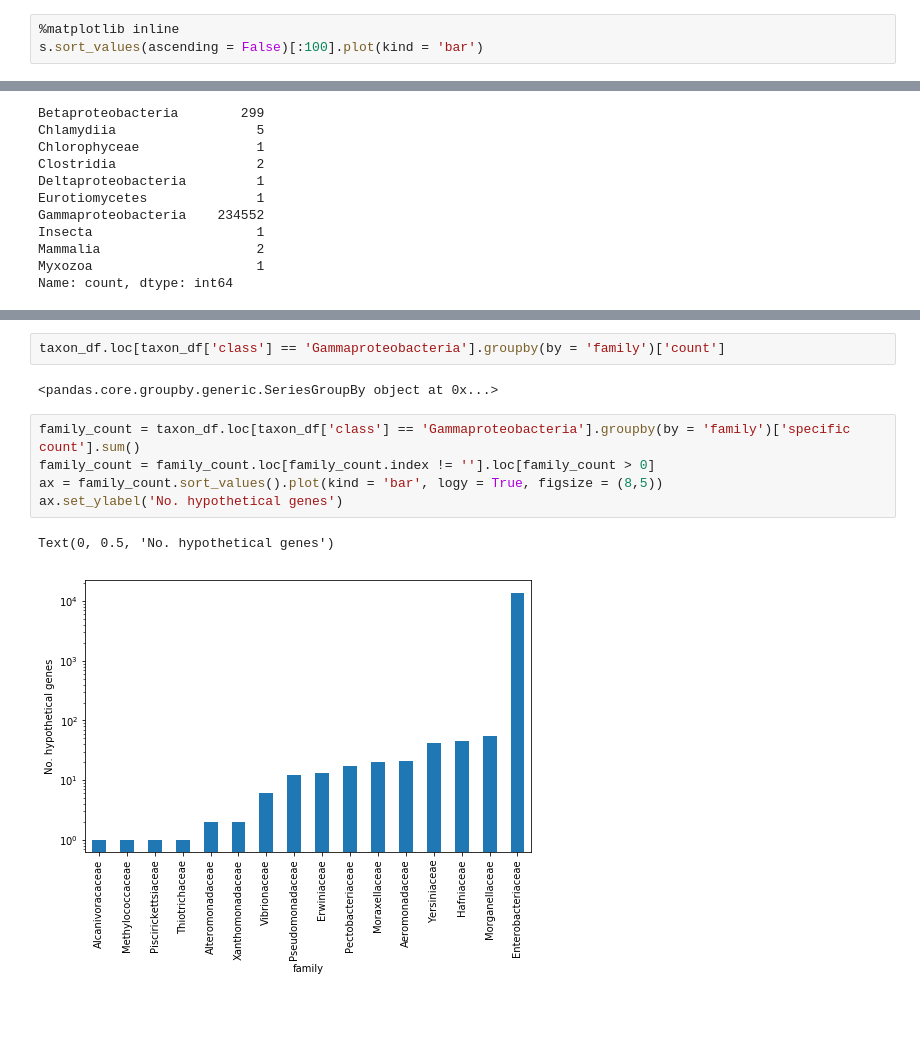
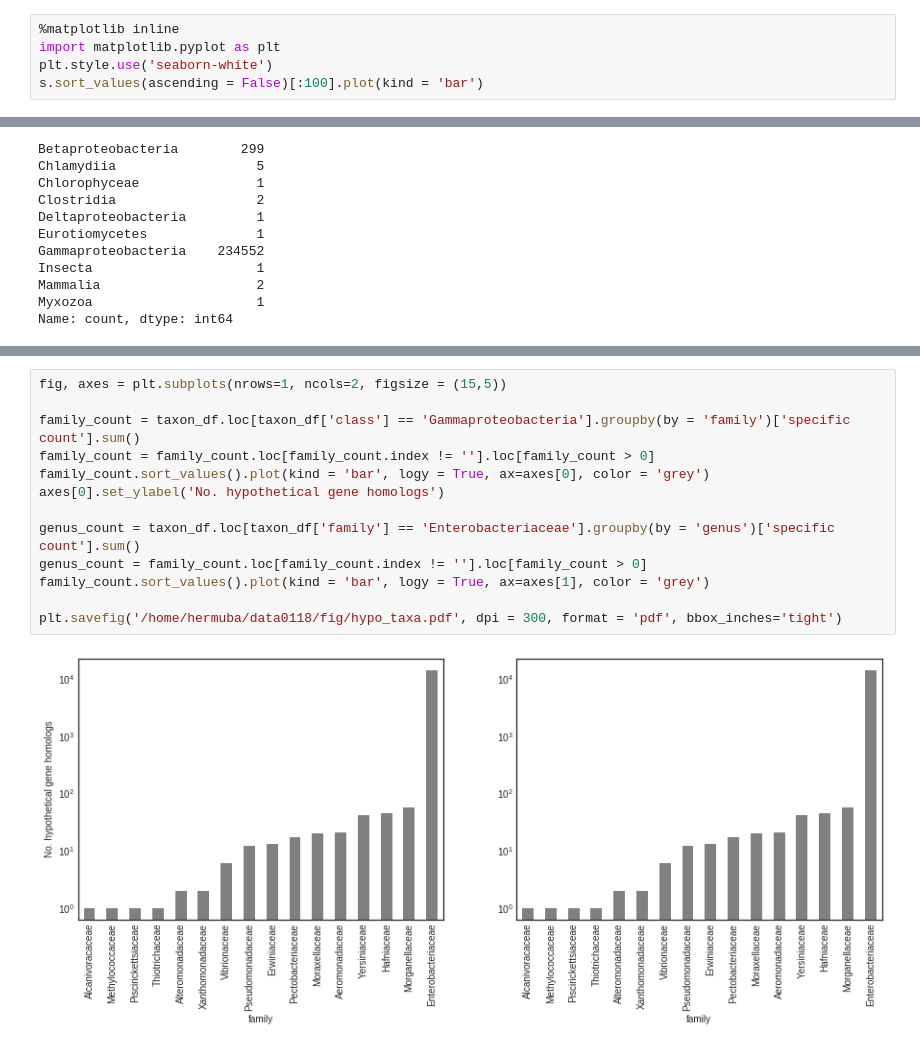
Before and after one commit to algaebrown/resistanceExp, a Jupyter notebook: visualization/exp8_blast/20181005hypothetical_taxa_hit.ipynb, the cells around one changed output, grey strips where cells are left out. Cells and saved outputs as stored; diff of their text form; blank space fills up the shorter version.

```diff
--- a/visualization/exp8_blast/20181005hypothetical_taxa_hit.ipynb
+++ b/visualization/exp8_blast/20181005hypothetical_taxa_hit.ipynb
@@ -130,6 +130,8 @@ s.sort_values(ascending = False)
 Length: 4640, dtype: int64
 # %%
 %matplotlib inline
+import matplotlib.pyplot as plt
+plt.style.use('seaborn-white')
 s.sort_values(ascending = False)[:100].plot(kind = 'bar')
 # %% [output]
 <matplotlib.axes._subplots.AxesSubplot at 0x...>
@@ -222,12 +221,15 @@ taxon_df.loc[taxon_df['family'] == 'Enterobacteriaceae'].groupby(by = 'genus')['
-# %%
-taxon_df.loc[taxon_df['class'] == 'Gammaproteobacteria'].groupby(by = 'family')['count']
-# %% [output]
-<pandas.core.groupby.generic.SeriesGroupBy object at 0x...>
 # %%
+fig, axes = plt.subplots(nrows=1, ncols=2, figsize = (15,5))
+
 family_count = taxon_df.loc[taxon_df['class'] == 'Gammaproteobacteria'].groupby(by = 'family')['specific count'].sum()
 family_count = family_count.loc[family_count.index != ''].loc[family_count > 0]
-ax = family_count.sort_values().plot(kind = 'bar', logy = True, figsize = (8,5))
-ax.set_ylabel('No. hypothetical genes')
+family_count.sort_values().plot(kind = 'bar', logy = True, ax=axes[0], color = 'grey')
+axes[0].set_ylabel('No. hypothetical gene homologs')
+
+genus_count = taxon_df.loc[taxon_df['family'] == 'Enterobacteriaceae'].groupby(by = 'genus')['specific count'].sum()
+genus_count = family_count.loc[family_count.index != ''].loc[family_count > 0]
+family_count.sort_values().plot(kind = 'bar', logy = True, ax=axes[1], color = 'grey')
+
+plt.savefig('/home/hermuba/data0118/fig/hypo_taxa.pdf', dpi = 300, format = 'pdf', bbox_inches='tight')
 # %% [output]
-Text(0, 0.5, 'No. hypothetical genes')
-[figure, old version]
+[figure, new version]
```
Also changed, not shown: parts of 5 cells of this notebook, 23 other files.
